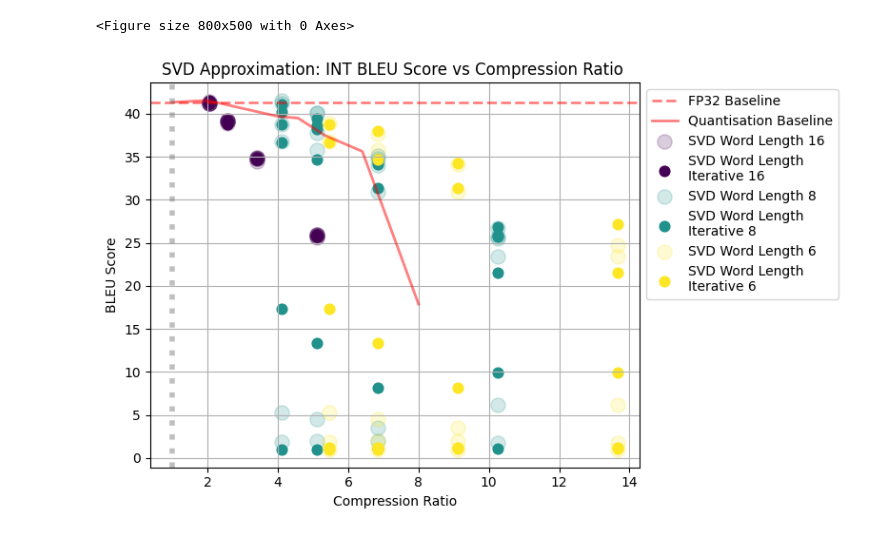
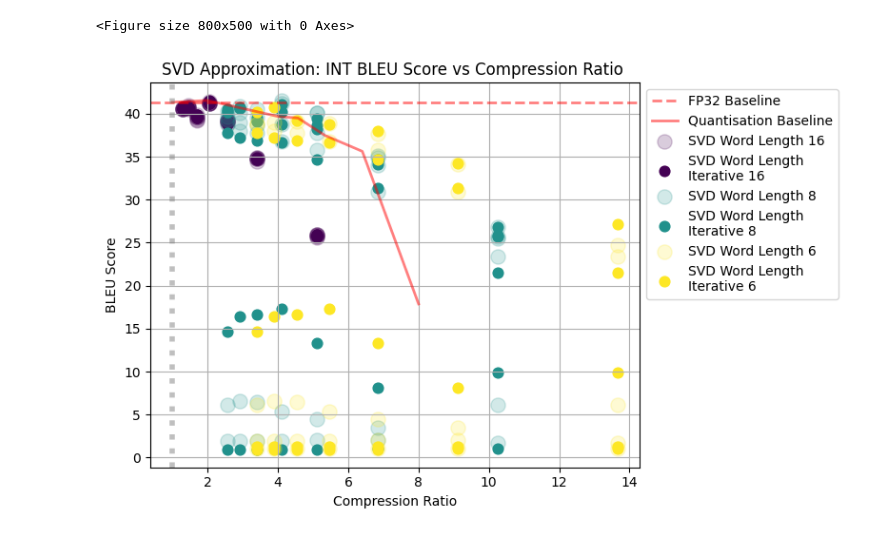
Before and after one commit to justinhuang666666/Approximate-Matrix-Vector-Multiplication, a Jupyter notebook: simulation_result/simulation_quant.ipynb, the cells around one changed output. Cells and saved outputs as stored; diff of their text form; code cells hidden in the pictures.

```diff
--- a/simulation_result/simulation_quant.ipynb
+++ b/simulation_result/simulation_quant.ipynb
@@ -365,9 +365,6 @@ for idx, (wl1, wl2) in enumerate(zip(svd_word_lengths,svd_word_lengths1)):
     svd_data1_wl = svd_data1_wl[svd_data1_wl["Rank"] % 50 == 0]
     svd_data1_wl1 = svd_data1_wl1[svd_data1_wl1["Rank"] % 50 == 0]
 
-    svd_data1_wl = svd_data1_wl[svd_data1_wl["Rank"] < 300]
-    svd_data1_wl1 = svd_data1_wl1[svd_data1_wl1["Rank"] < 300]
-
 
     # Scatter plot for the current word length
     plt.scatter(
@@ -377,31 +374,31 @@ for idx, (wl1, wl2) in enumerate(zip(svd_word_lengths,svd_word_lengths1)):
         marker='o',
         alpha=0.2,
         color=svd_viridis(idx / len(svd_word_lengths)),
         label=f'SVD Word Length {wl1}'
     )
 
     # Scatter plot for the current word length
     plt.scatter(
         svd_data1_wl1['Compression Ratio'],
         svd_data1_wl1["BLEU Score (Iterative Quant SVD)"],
         s=60,
         marker='o',
         alpha=1,
         color=svd_viridis(idx / len(svd_word_lengths)),
         label=f'SVD Word Length \nIterative {wl2}'
     )
 
 
 plt.xlabel('Compression Ratio')
 plt.axvline(1, color='gray', linestyle=':', linewidth=4, alpha=0.5)
 plt.ylabel('BLEU Score')
 # plt.ylim([35, 45])
 # plt.xlim([1, 3])
 plt.title('SVD Approximation: INT BLEU Score vs Compression Ratio ')
 plt.grid(True)
 plt.legend(loc='upper left', bbox_to_anchor=(1, 1))  # Place legend outside
 
 plt.tight_layout()
 plt.show()
 # %% [output]
-[figure, old version]
+[figure, new version]
```
Also changed, not shown: parts of 3 cells of this notebook, 3 other files.
